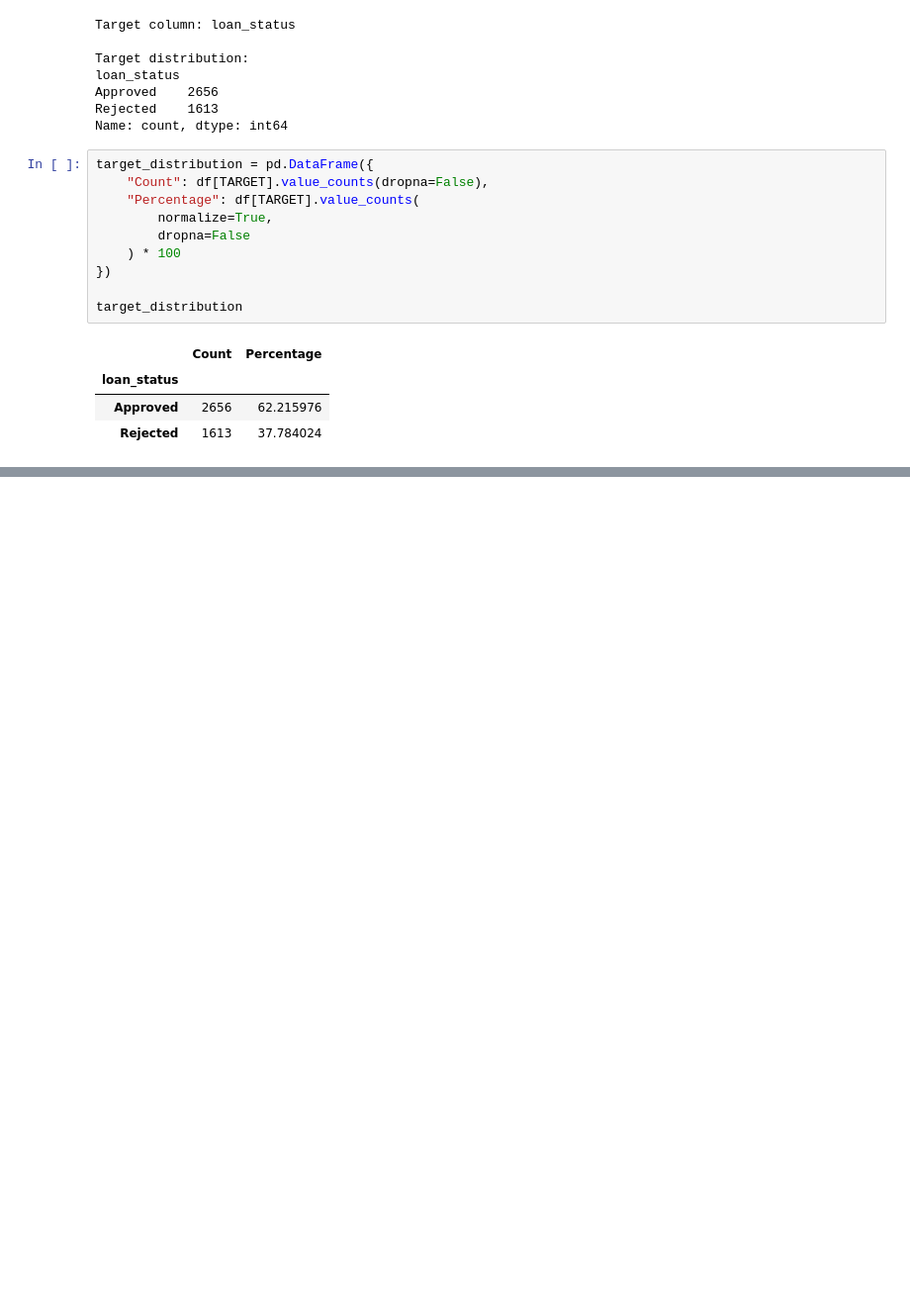
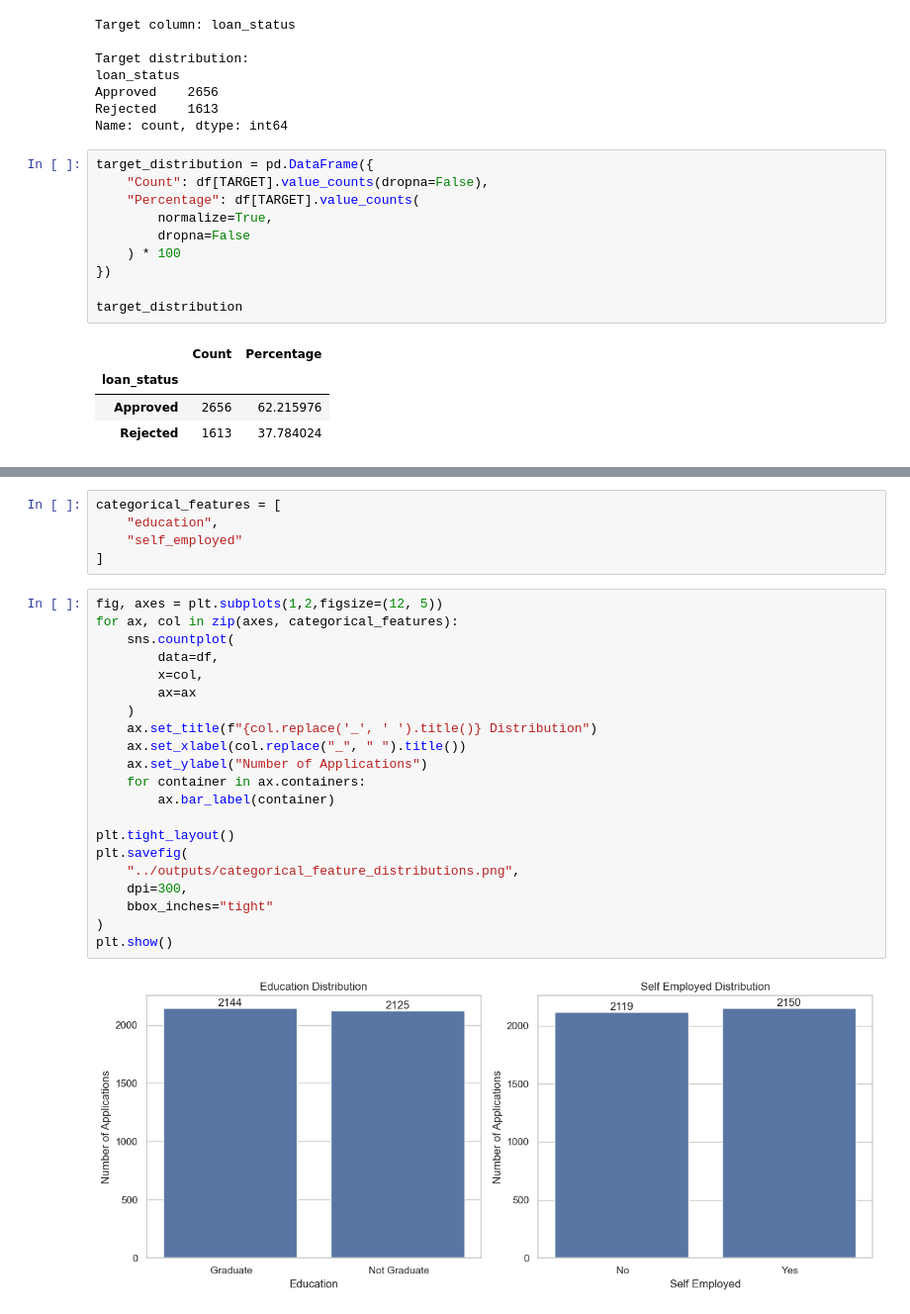
Before and after one commit to EmanQazii/loan-approval-prediction-model, a Jupyter notebook: notebooks/Loan_Approval_Prediction.ipynb, the cells around one changed output, grey strips where cells are left out. Shown at 99% size. Drawn from its saved outputs; the diff is of its cells as text; blank space fills up the shorter version.

```diff
--- a/notebooks/Loan_Approval_Prediction.ipynb
+++ b/notebooks/Loan_Approval_Prediction.ipynb
@@ -300,0 +449,28 @@ plt.show()
+# %%
+categorical_features = [
+    "education",
+    "self_employed"
+]
+# %%
+fig, axes = plt.subplots(1,2,figsize=(12, 5))
+for ax, col in zip(axes, categorical_features):
+    sns.countplot(
+        data=df,
+        x=col,
+        ax=ax
+    )
+    ax.set_title(f"{col.replace('_', ' ').title()} Distribution")
+    ax.set_xlabel(col.replace("_", " ").title())
+    ax.set_ylabel("Number of Applications")
+    for container in ax.containers:
+        ax.bar_label(container)
+
+plt.tight_layout()
+plt.savefig(
+    "../outputs/categorical_feature_distributions.png",
+    dpi=300,
+    bbox_inches="tight"
+)
+plt.show()
+# %% [output]
+[figure, added]
```
Also changed, not shown: parts of 28 cells of this notebook, 10 other files.
